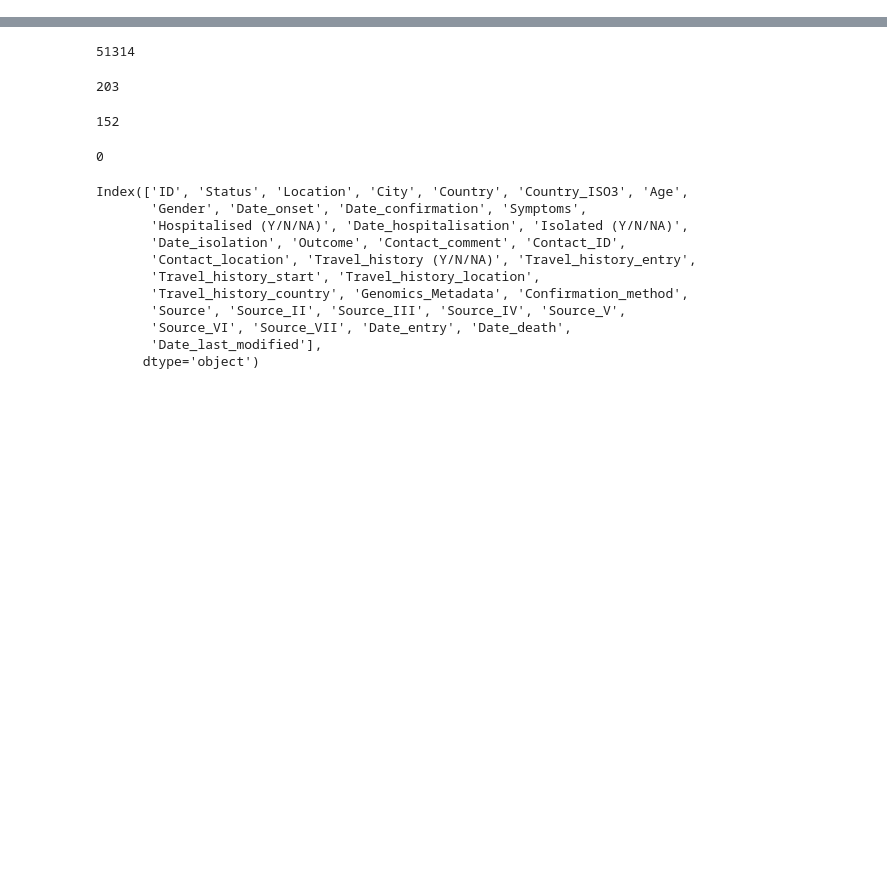
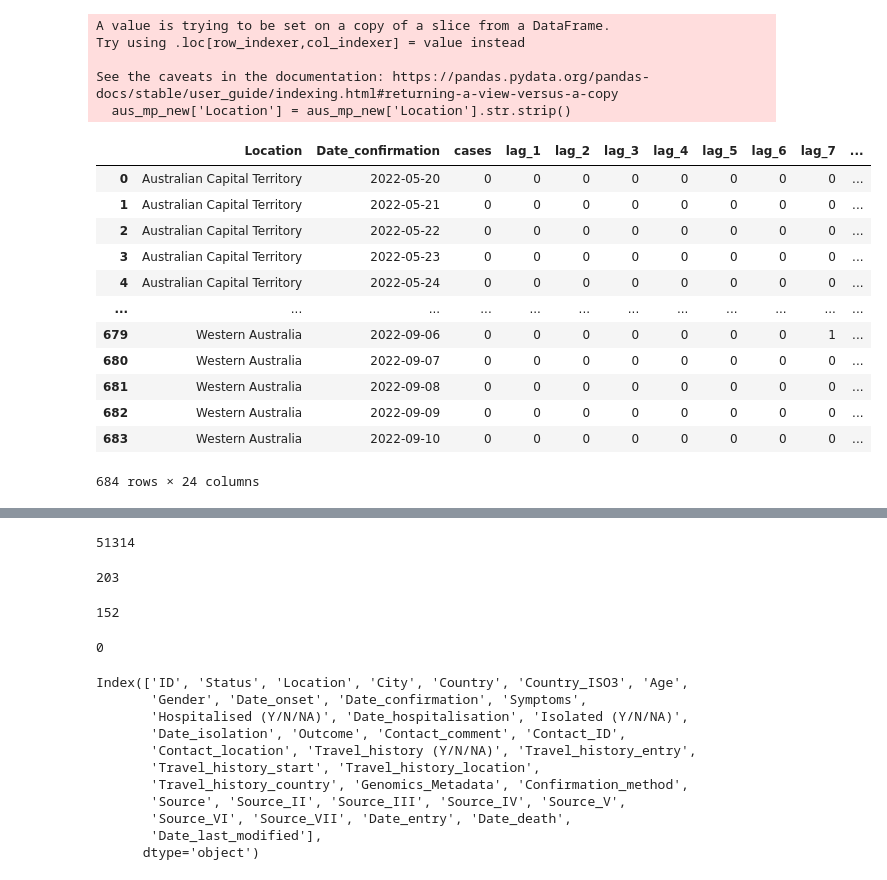
Before and after one commit to kinoshita197083/Grad-Project-React, a Jupyter notebook: dataset_content/monkeypox.ipynb, the cells around one changed output, grey strips where cells are left out. Saved outputs shown, nothing was run; the diff lists cells and outputs as text; code cells hidden in the pictures; blank space fills up the shorter version.

```diff
--- a/dataset_content/monkeypox.ipynb
+++ b/dataset_content/monkeypox.ipynb
@@ -82,0 +60,6 @@ usa_temp
+# %%
+# Function aggregates the source columns into a new column
+def agg_sources(row):
+    row = row.loc[['Source', 'Source_II', 'Source_III', 'Source_IV', 'Source_V', 'Source_VI', 'Source_VII']]
+    source_count = sum(row.notna())
+    return source_count
@@ -82,0 +142,47 @@ usa_temp
+# %%
+# Function used to observe and save pearson correlation between the generated lags and cases of each state
+def australia_r_comp():
+    # Gets Australian data only
+    aus_mp_new = monkeypox_df.loc[monkeypox_df['Country'] == 'Australia']
+    # Converts all the ambiguious locations to victoria after inspecting initial values
+    aus_mp_new.loc[aus_mp_new['Location'].str.contains('Victoria'), 'Location'] = 'Victoria'
+    aus_mp_new['Location'] = aus_mp_new['Location'].str.strip()
+    # Generates a new dataframe with aggregated number of cases on a day to day basis
+    aus_mp_mod = pd.DataFrame({'cases' : aus_mp_new.groupby(['Location','Date_confirmation']).size()}).reset_index()
+    # Changes date_confirmation column to a datetime format
+    aus_mp_mod['Date_confirmation'] = pd.to_datetime(aus_mp_mod['Date_confirmation'], format='%Y-%m-%d').dt.date
+    # Fills out the missing data adding missing dates between cases and applying the number of cases in those rows to 0 for each state
+    aus_mp_mod = date_filler(aus_mp_mod)
+    # Runs the functions required to insert new features
+    # lags for data exploration
+    lags = [x for x in range(1,22)]
+    # lags which showed a pattern
+    #lags = [2,5,7,9,12,14,16,21]
+    # Runs the function to introduce lag features from 1 to 21
+    aus_mp_mod = lag_insert(aus_mp_mod, lags)
+    # Runs the function to introduce average rate of infection from 1 to 21
+    #aus_mp_mod = avg_rate_infection(aus_mp_mod, lags)
+    return aus_mp_mod
+aus_mp_mod = australia_r_comp()
+# %% [output]
+A value is trying to be set on a copy of a slice from a DataFrame.
+Try using .loc[row_indexer,col_indexer] = value instead
+
+See the caveats in the documentation: https://pandas.pydata.org/pandas-docs/stable/user_guide/indexing.html#returning-a-view-versus-a-copy
+  aus_mp_new['Location'] = aus_mp_new['Location'].str.strip()
+# %%
+aus_mp_mod
+# %% [output]
+|  | Location | Date_confirmation | cases | lag_1 | lag_2 | lag_3 | lag_4 | lag_5 | lag_6 | lag_7 | ... |
+| 0 | Australian Capital Territory | 2022-05-20 | 0 | 0 | 0 | 0 | 0 | 0 | 0 | 0 | ... |
+| 1 | Australian Capital Territory | 2022-05-21 | 0 | 0 | 0 | 0 | 0 | 0 | 0 | 0 | ... |
+| 2 | Australian Capital Territory | 2022-05-22 | 0 | 0 | 0 | 0 | 0 | 0 | 0 | 0 | ... |
+| 3 | Australian Capital Territory | 2022-05-23 | 0 | 0 | 0 | 0 | 0 | 0 | 0 | 0 | ... |
+| 4 | Australian Capital Territory | 2022-05-24 | 0 | 0 | 0 | 0 | 0 | 0 | 0 | 0 | ... |
+| ... | ... | ... | ... | ... | ... | ... | ... | ... | ... | ... | ... |
+| 679 | Western Australia | 2022-09-06 | 0 | 0 | 0 | 0 | 0 | 0 | 0 | 1 | ... |
+| 680 | Western Australia | 2022-09-07 | 0 | 0 | 0 | 0 | 0 | 0 | 0 | 0 | ... |
+| 681 | Western Australia | 2022-09-08 | 0 | 0 | 0 | 0 | 0 | 0 | 0 | 0 | ... |
+| 682 | Western Australia | 2022-09-09 | 0 | 0 | 0 | 0 | 0 | 0 | 0 | 0 | ... |
+| 683 | Western Australia | 2022-09-10 | 0 | 0 | 0 | 0 | 0 | 0 | 0 | 0 | ... |
+684 rows × 24 columns
```
Also changed, not shown: parts of 22 cells of this notebook, 6 other files.
